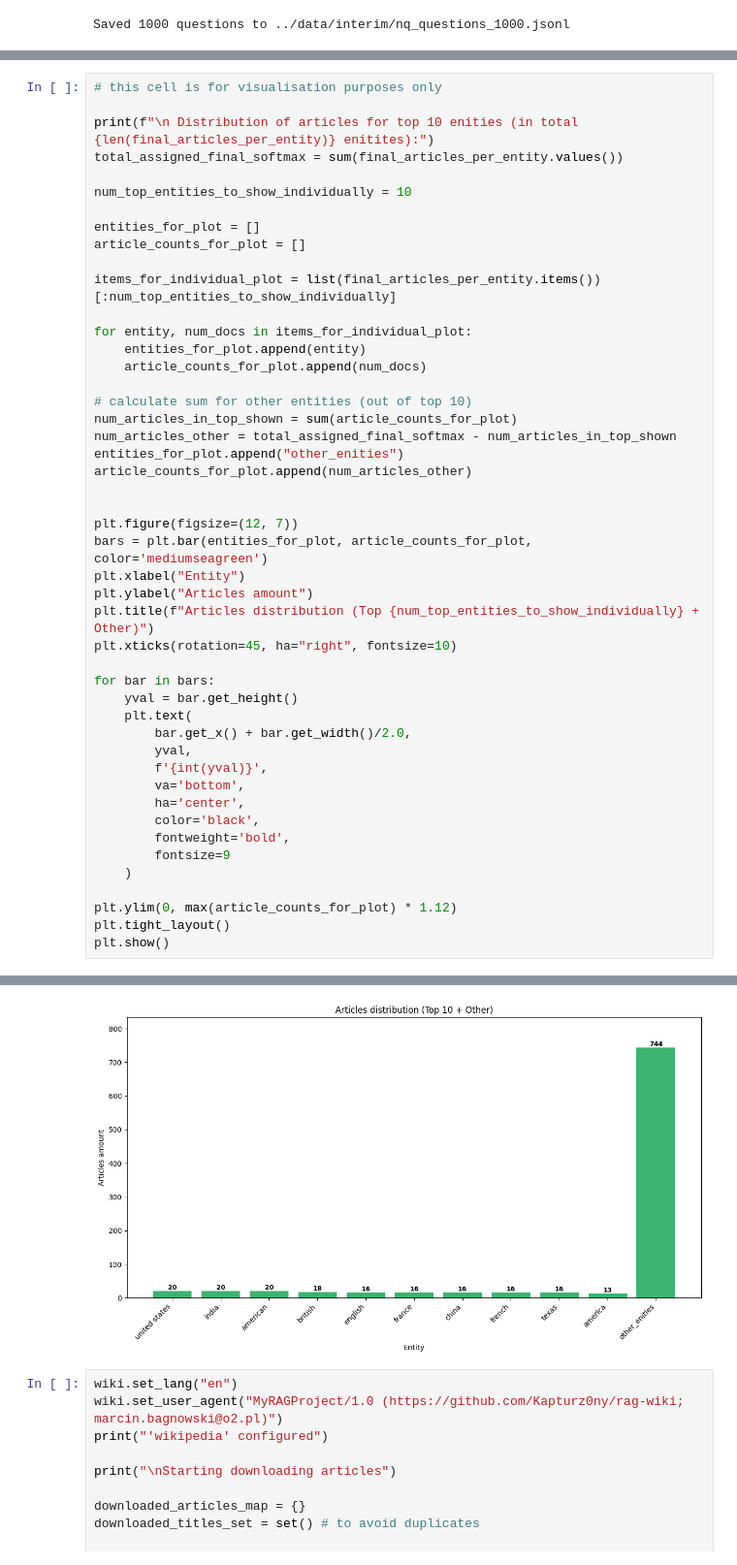
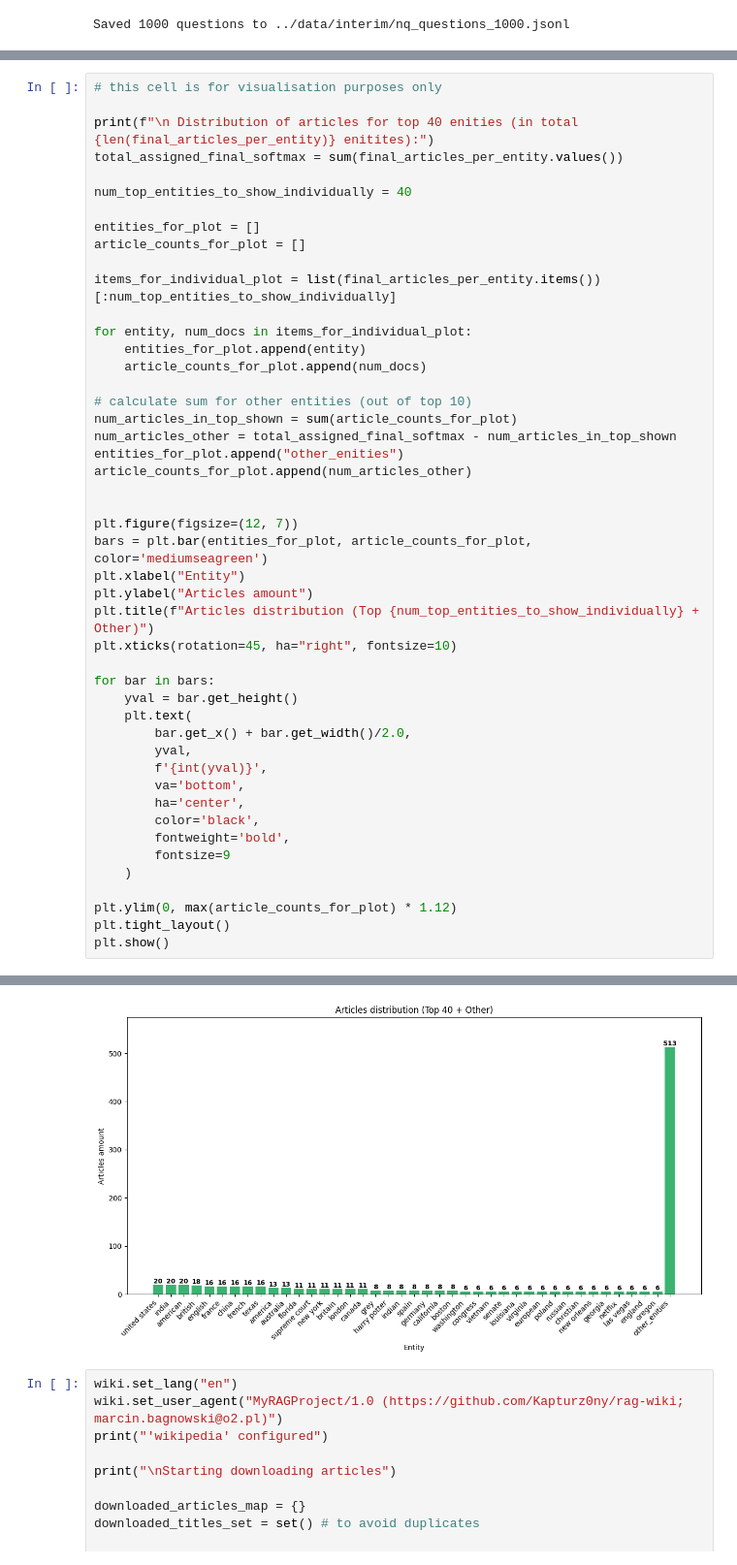
Before and after one commit to Kapturz0ny/rag-wiki, a Jupyter notebook: notebooks/01_prepare_datasets.ipynb, the cells around one changed output, grey strips where cells are left out. Shown: that part at 97% size. Saved outputs shown, nothing was run; the diff lists cells and outputs as text.

Commit message:
updated distribuiton visualisation graph

```diff
--- a/notebooks/01_prepare_datasets.ipynb
+++ b/notebooks/01_prepare_datasets.ipynb
@@ -193,10 +193,10 @@ Total number of downloaded articles: 915 (target: 1000)
 # %%
 # this cell is for visualisation purposes only
 
-print(f"\n Distribution of articles for top 10 enities (in total {len(final_articles_per_entity)} enitites):")
+print(f"\n Distribution of articles for top 40 enities (in total {len(final_articles_per_entity)} enitites):")
 total_assigned_final_softmax = sum(final_articles_per_entity.values())
 
-num_top_entities_to_show_individually = 10
+num_top_entities_to_show_individually = 40
 
 entities_for_plot = []
 article_counts_for_plot = []
@@ -242,4 +242,4 @@ plt.show()
-[figure, old version]
+[figure, new version]
 # %%
 wiki.set_lang("en")
 wiki.set_user_agent("MyRAGProject/1.0 (https://github.com/Kapturz0ny/rag-wiki; marcin.bagnowski@o2.pl)")
```
Also changed, not shown: parts of 2 cells of this notebook.
